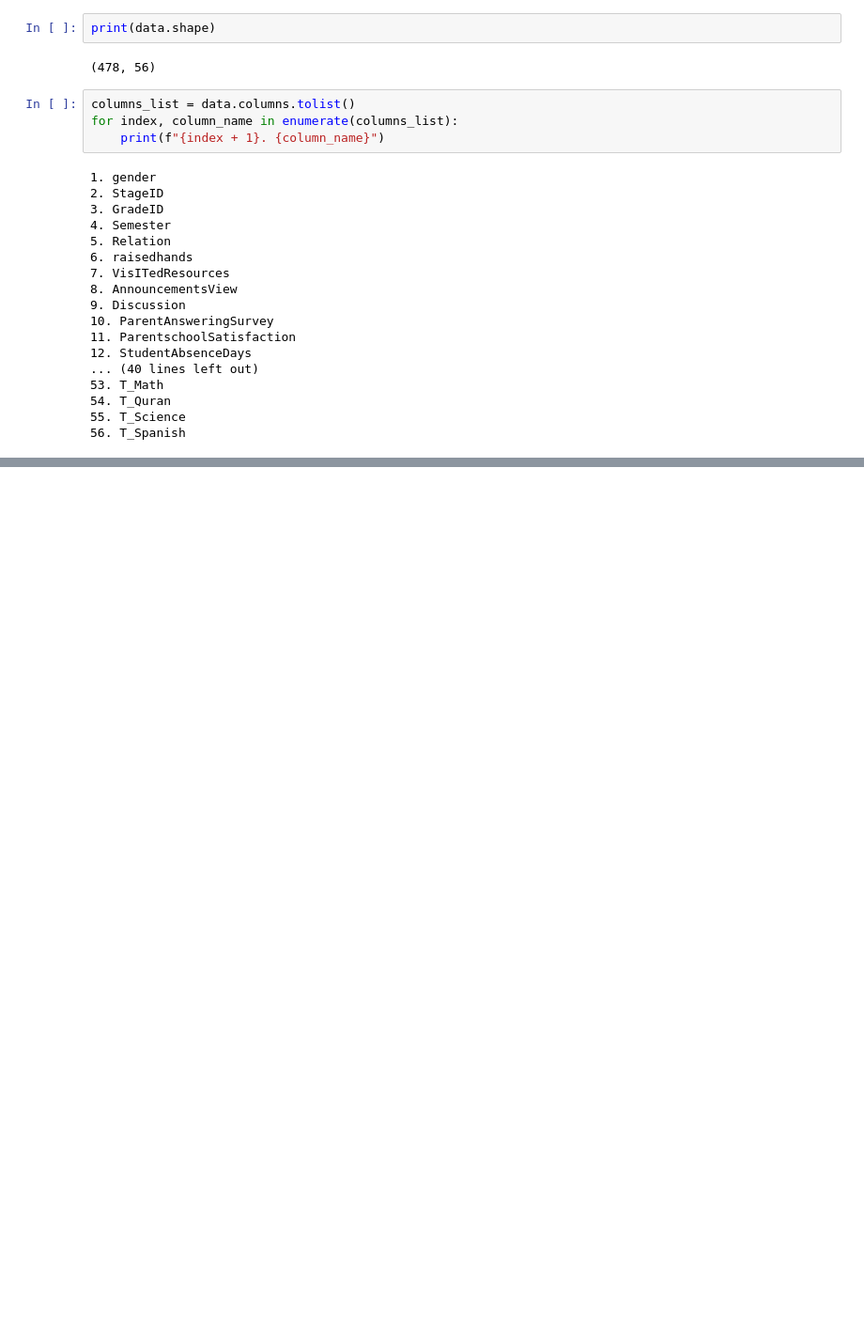
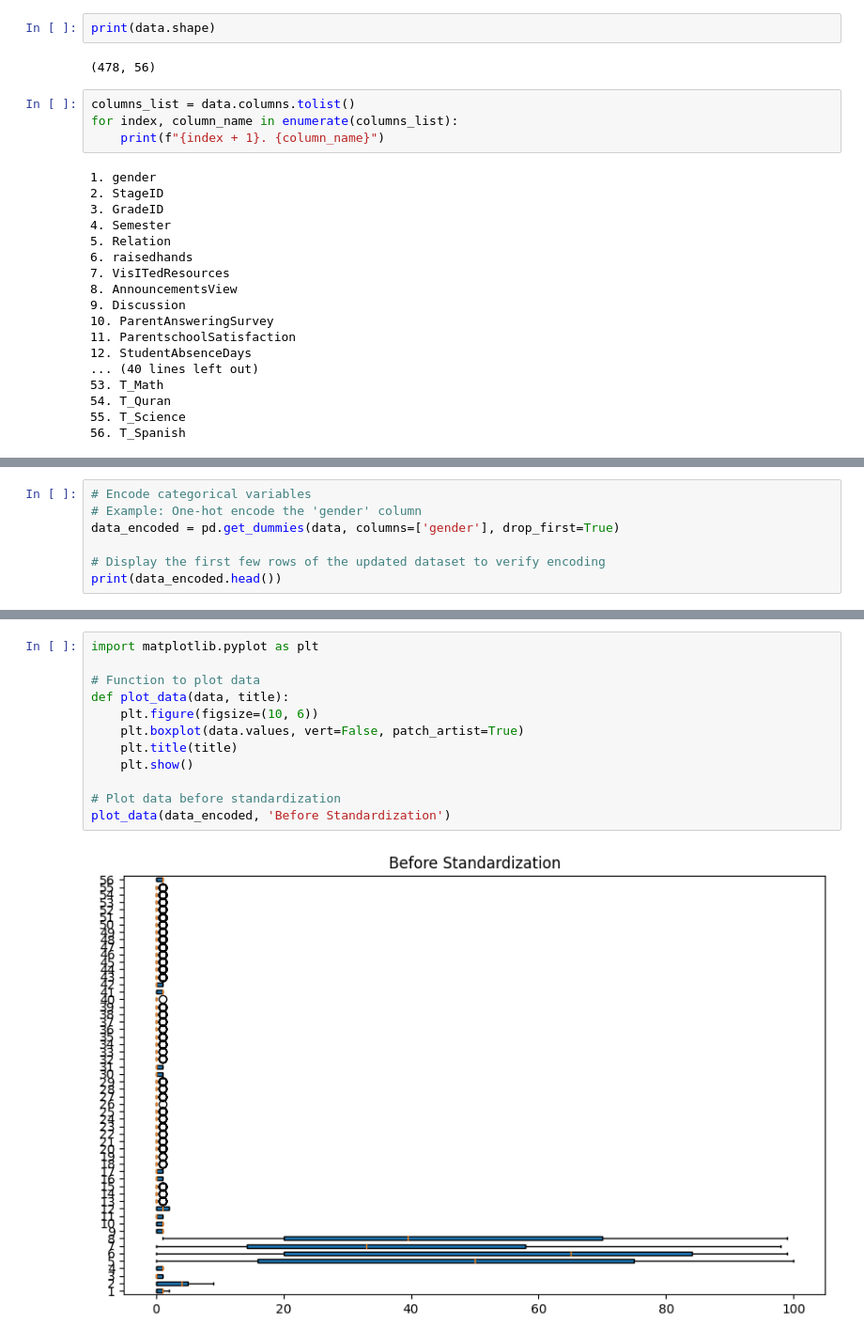
Before and after one commit to FaridRash/HW-SW-B, a Jupyter notebook: Notebooks/Farid_1st.ipynb, the cells around one changed output, grey strips where cells are left out. Shown at 94% size. Drawn from its saved outputs; the diff is of its cells as text; blank space fills up the shorter version.

```diff
--- a/Notebooks/Farid_1st.ipynb
+++ b/Notebooks/Farid_1st.ipynb
@@ -292,0 +306,7 @@ data.to_csv('/content/Big-Data/Data/Final.csv', index=False)
+# %%
+# Encode categorical variables
+# Example: One-hot encode the 'gender' column
+data_encoded = pd.get_dummies(data, columns=['gender'], drop_first=True)
+
+# Display the first few rows of the updated dataset to verify encoding
+print(data_encoded.head())
@@ -292,0 +379,14 @@ data.to_csv('/content/Big-Data/Data/Final.csv', index=False)
+# %%
+import matplotlib.pyplot as plt
+
+# Function to plot data
+def plot_data(data, title):
+    plt.figure(figsize=(10, 6))
+    plt.boxplot(data.values, vert=False, patch_artist=True)
+    plt.title(title)
+    plt.show()
+
+# Plot data before standardization
+plot_data(data_encoded, 'Before Standardization')
+# %% [output]
+[figure, added]
```
Also changed, not shown: parts of 7 cells of this notebook.
